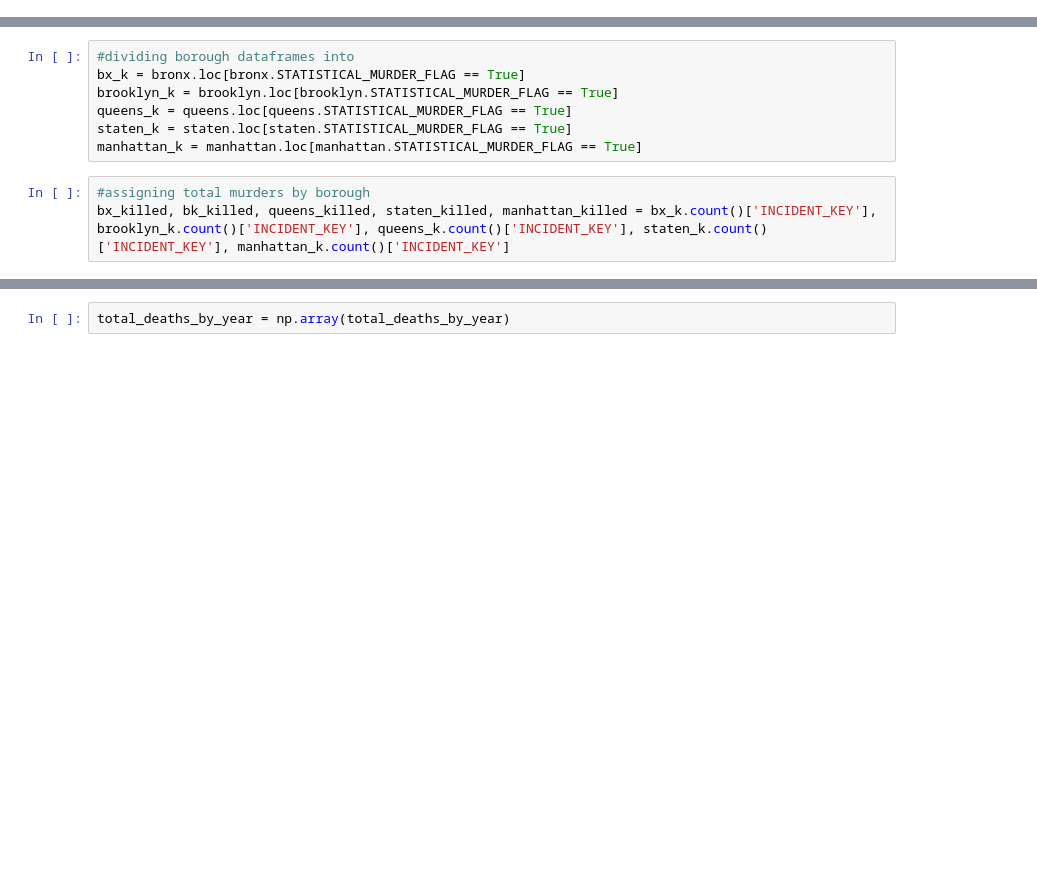
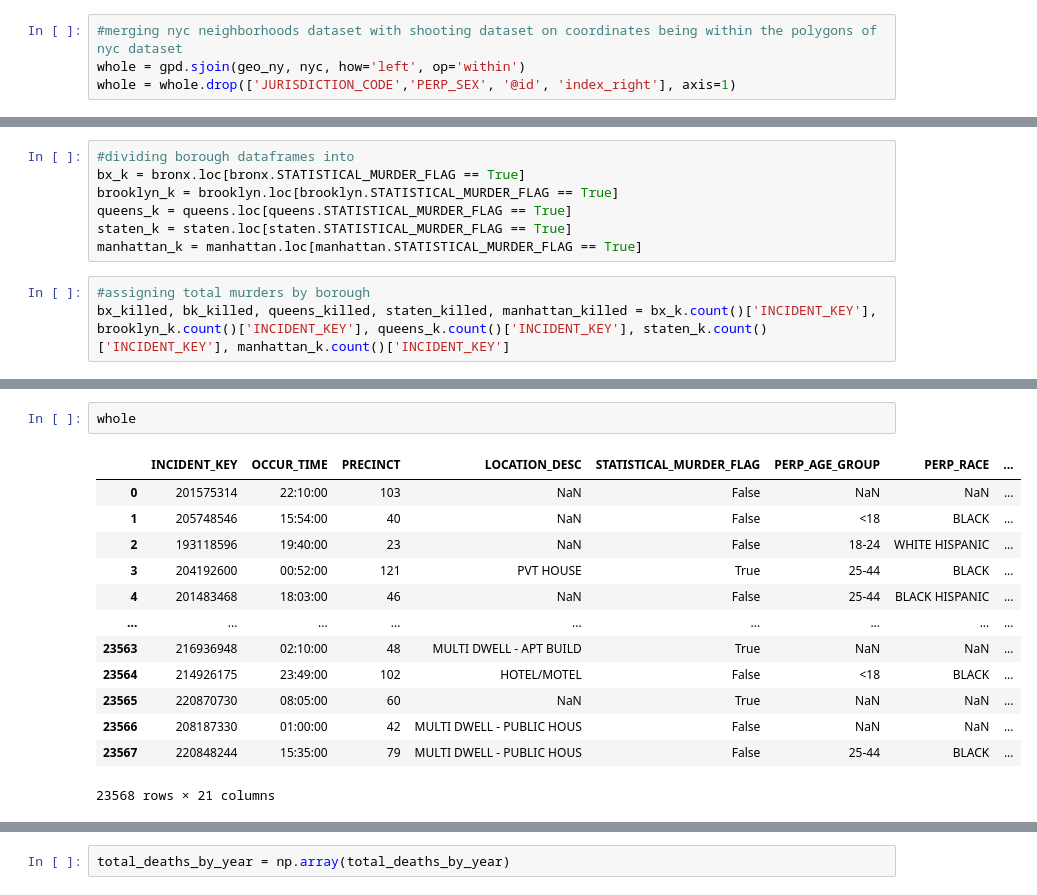
Before and after one commit to sashasabater/nyc-gun-violence, a Jupyter notebook: notebooks/nypd.ipynb, the cells around one changed output, grey strips where cells are left out. Cells and saved outputs as stored; diff of their text form; blank space fills up the shorter version.

```diff
--- a/notebooks/nypd.ipynb
+++ b/notebooks/nypd.ipynb
@@ -31,0 +34,4 @@ manhattan = nypd.loc[nypd.BORO == 'MANHATTAN']
+# %%
+#merging nyc neighborhoods dataset with shooting dataset on coordinates being within the polygons of nyc dataset
+whole = gpd.sjoin(geo_ny, nyc, how='left', op='within')
+whole = whole.drop(['JURISDICTION_CODE','PERP_SEX', '@id', 'index_right'], axis=1)
@@ -55 +95,17 @@ geo_mn = geo_k[geo_k.BORO == 'MANHATTAN']
+# %%
+whole
+# %% [output]
+|  | INCIDENT_KEY | OCCUR_TIME | PRECINCT | LOCATION_DESC | STATISTICAL_MURDER_FLAG | PERP_AGE_GROUP | PERP_RACE | ... |
+| 0 | 201575314 | 22:10:00 | 103 | NaN | False | NaN | NaN | ... |
+| 1 | 205748546 | 15:54:00 | 40 | NaN | False | <18 | BLACK | ... |
+| 2 | 193118596 | 19:40:00 | 23 | NaN | False | 18-24 | WHITE HISPANIC | ... |
+| 3 | 204192600 | 00:52:00 | 121 | PVT HOUSE | True | 25-44 | BLACK | ... |
+| 4 | 201483468 | 18:03:00 | 46 | NaN | False | 25-44 | BLACK HISPANIC | ... |
+| ... | ... | ... | ... | ... | ... | ... | ... | ... |
+| 23563 | 216936948 | 02:10:00 | 48 | MULTI DWELL - APT BUILD | True | NaN | NaN | ... |
+| 23564 | 214926175 | 23:49:00 | 102 | HOTEL/MOTEL | False | <18 | BLACK | ... |
+| 23565 | 220870730 | 08:05:00 | 60 | NaN | True | NaN | NaN | ... |
+| 23566 | 208187330 | 01:00:00 | 42 | MULTI DWELL - PUBLIC HOUS | False | NaN | NaN | ... |
+| 23567 | 220848244 | 15:35:00 | 79 | MULTI DWELL - PUBLIC HOUS | False | 25-44 | BLACK | ... |
+23568 rows × 21 columns
 # %%
```
Also changed, not shown: parts of 27 cells of this notebook, 2 other files.
